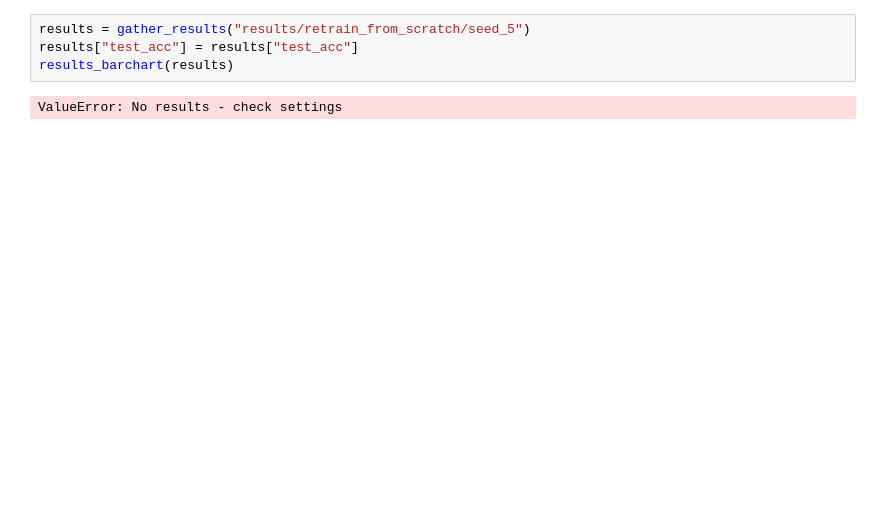
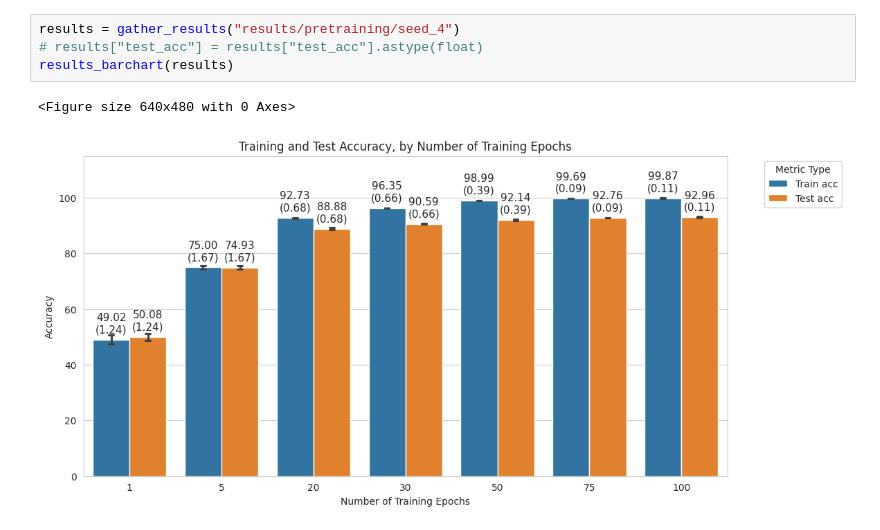
Before and after one commit to probabilistic-adaptation/verifying_unlearning_2026, a Jupyter notebook: visualize_pretraining_results.ipynb, the cells around one changed output. Saved outputs shown, nothing was run; the diff lists cells and outputs as text; blank space fills up the shorter version.

```diff
--- a/visualize_pretraining_results.ipynb
+++ b/visualize_pretraining_results.ipynb
@@ -193,7 +91,8 @@ def results_barchart(final_df):
     plt.show()
 # %%
-results = gather_results("results/retrain_from_scratch/seed_5")
-results["test_acc"] = results["test_acc"]
+results = gather_results("results/pretraining/seed_4")
+# results["test_acc"] = results["test_acc"].astype(float)
 results_barchart(results)
 # %% [output]
-ValueError: No results - check settings
+<Figure size 640x480 with 0 Axes>
+[figure, added]
```
Also changed, not shown: parts of 1 cell of this notebook, 1 other file.
